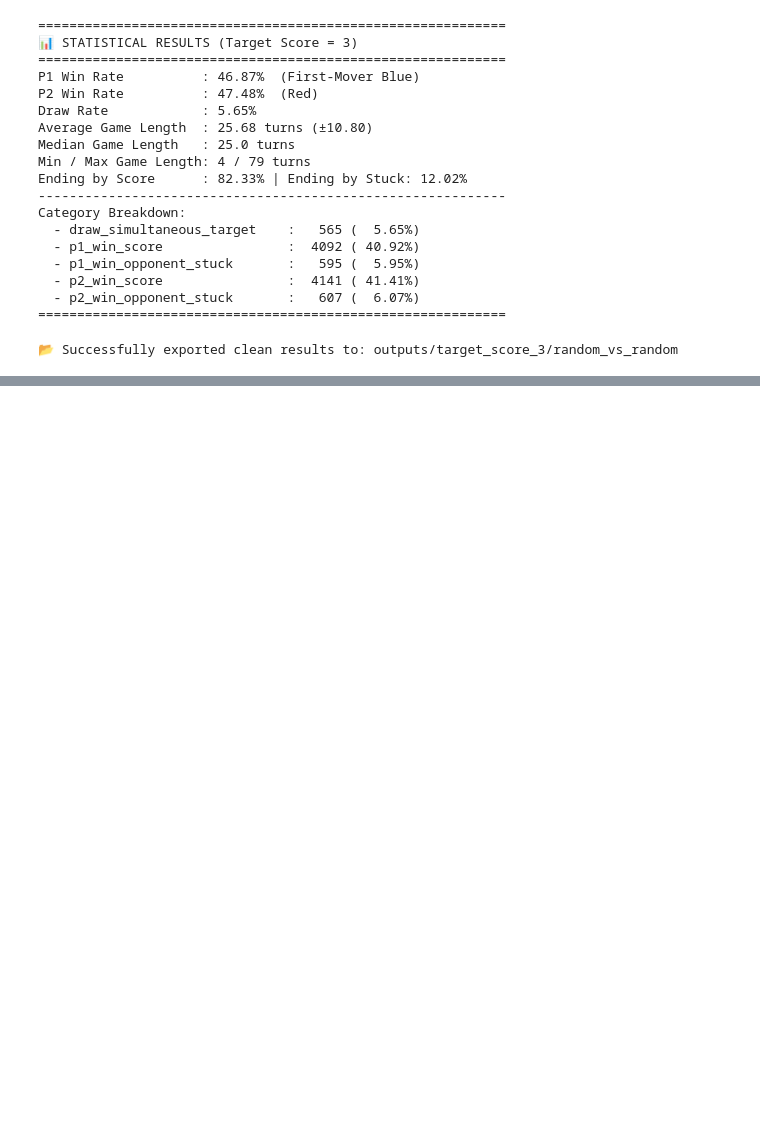
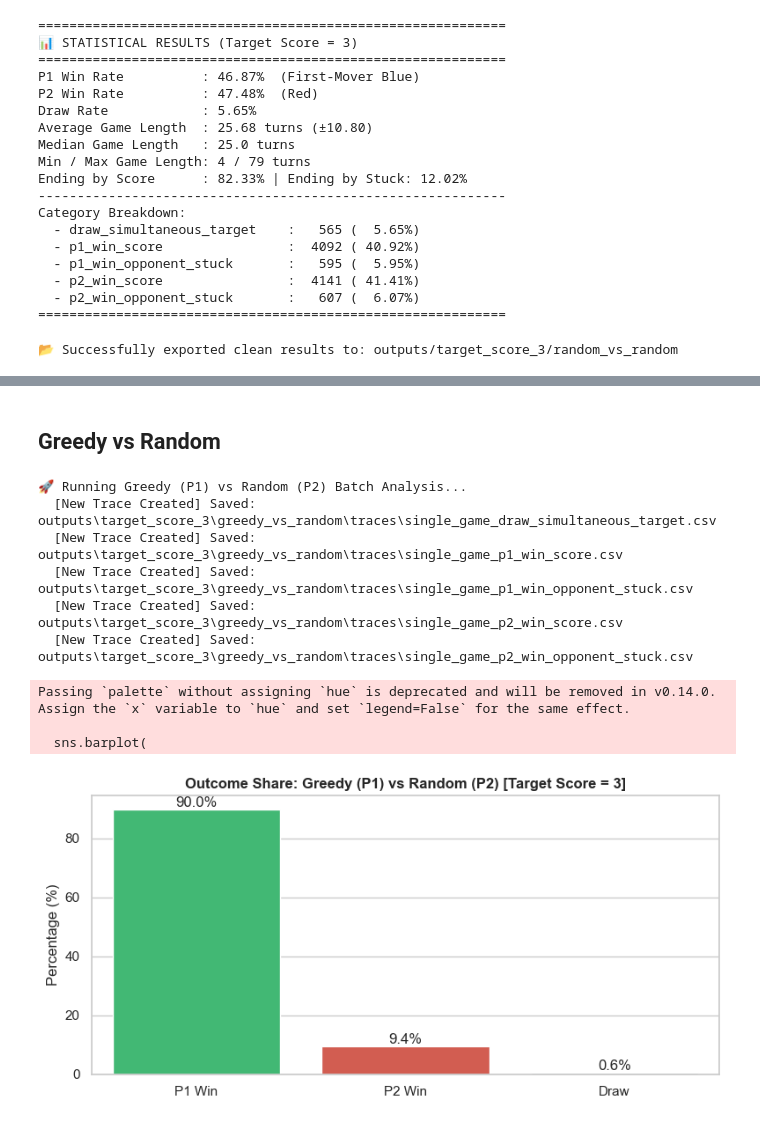
Before and after one commit to SreelathaVS/Game_Analysis_Entangled, a Jupyter notebook: analysis_notebook.ipynb, the cells around one changed output, grey strips where cells are left out. Drawn from its saved outputs; the diff is of its cells as text; code cells hidden in the pictures; blank space fills up the shorter version.

Commit message:
added greedy agent

```diff
--- a/analysis_notebook.ipynb
+++ b/analysis_notebook.ipynb
@@ -111,0 +238,57 @@ print(f"📂 Successfully exported clean results to: {output_dir}")
+# %% [markdown]
+## Greedy vs Random
+# %%
+from analysis import (compute_simulation_statistics, run_batch_and_collect_traces)
+import seaborn as sns
+import matplotlib.pyplot as plt
+sns.set_theme(style="whitegrid")
+
+# 1. Execute batch for Greedy (P1) vs Random (P2)
+print("🚀 Running Greedy (P1) vs Random (P2) Batch Analysis...")
+raw_results_g_v_r, _ = run_batch_and_collect_traces(
+    num_games=1000,
+    target_score=3,
+    p1_type="greedy",
+    p2_type="random",
+    force_overwrite=False,  # Enforces safe file creation
+)
+
+stats_g_v_r = compute_simulation_statistics(raw_results_g_v_r)
+
+# 2. Compact single-line visualization of outcome comparison
+fig, ax = plt.subplots(figsize=(8, 4))
+sns.barplot(
+    x=["P1 Win", "P2 Win", "Draw"],
+    y=[
+        stats_g_v_r["p1_win_rate"] * 100,
+        stats_g_v_r["p2_win_rate"] * 100,
+        stats_g_v_r["draw_rate"] * 100,
+    ],
+    palette=["#2ecc71", "#e74c3c", "#95a5a6"],
+    ax=ax,
+)
+ax.set_title(
+    "Outcome Share: Greedy (P1) vs Random (P2) [Target Score = 3]",
+    fontweight="bold",
+)
+ax.set_ylabel("Percentage (%)")
+for p in ax.patches:
+  ax.annotate(
+      f"{p.get_height():.1f}%",
+      (p.get_x() + p.get_width() / 2.0, p.get_height()),
+      ha="center",
+      va="bottom",
+  )
+plt.tight_layout()
+plt.show()
+# %% [output]
+🚀 Running Greedy (P1) vs Random (P2) Batch Analysis...
+  [New Trace Created] Saved: outputs\target_score_3\greedy_vs_random\traces\single_game_draw_simultaneous_target.csv
+  [New Trace Created] Saved: outputs\target_score_3\greedy_vs_random\traces\single_game_p1_win_score.csv
+  [New Trace Created] Saved: outputs\target_score_3\greedy_vs_random\traces\single_game_p1_win_opponent_stuck.csv
+  [New Trace Created] Saved: outputs\target_score_3\greedy_vs_random\traces\single_game_p2_win_score.csv
+  [New Trace Created] Saved: outputs\target_score_3\greedy_vs_random\traces\single_game_p2_win_opponent_stuck.csv
+Passing `palette` without assigning `hue` is deprecated and will be removed in v0.14.0. Assign the `x` variable to `hue` and set `legend=False` for the same effect.
+
+  sns.barplot(
+[figure, added]
```
Also changed, not shown: parts of 4 cells of this notebook, 14 other files.
